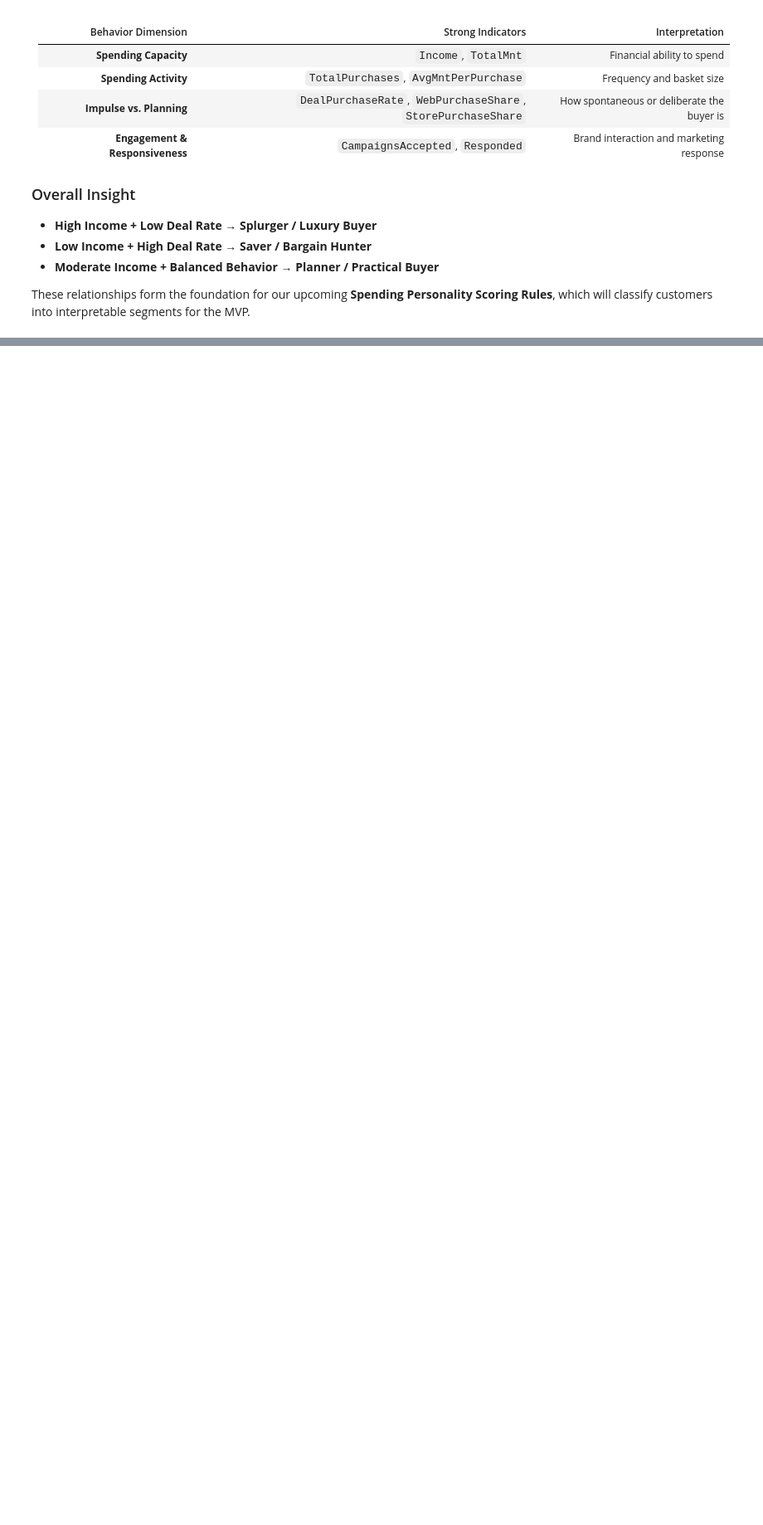
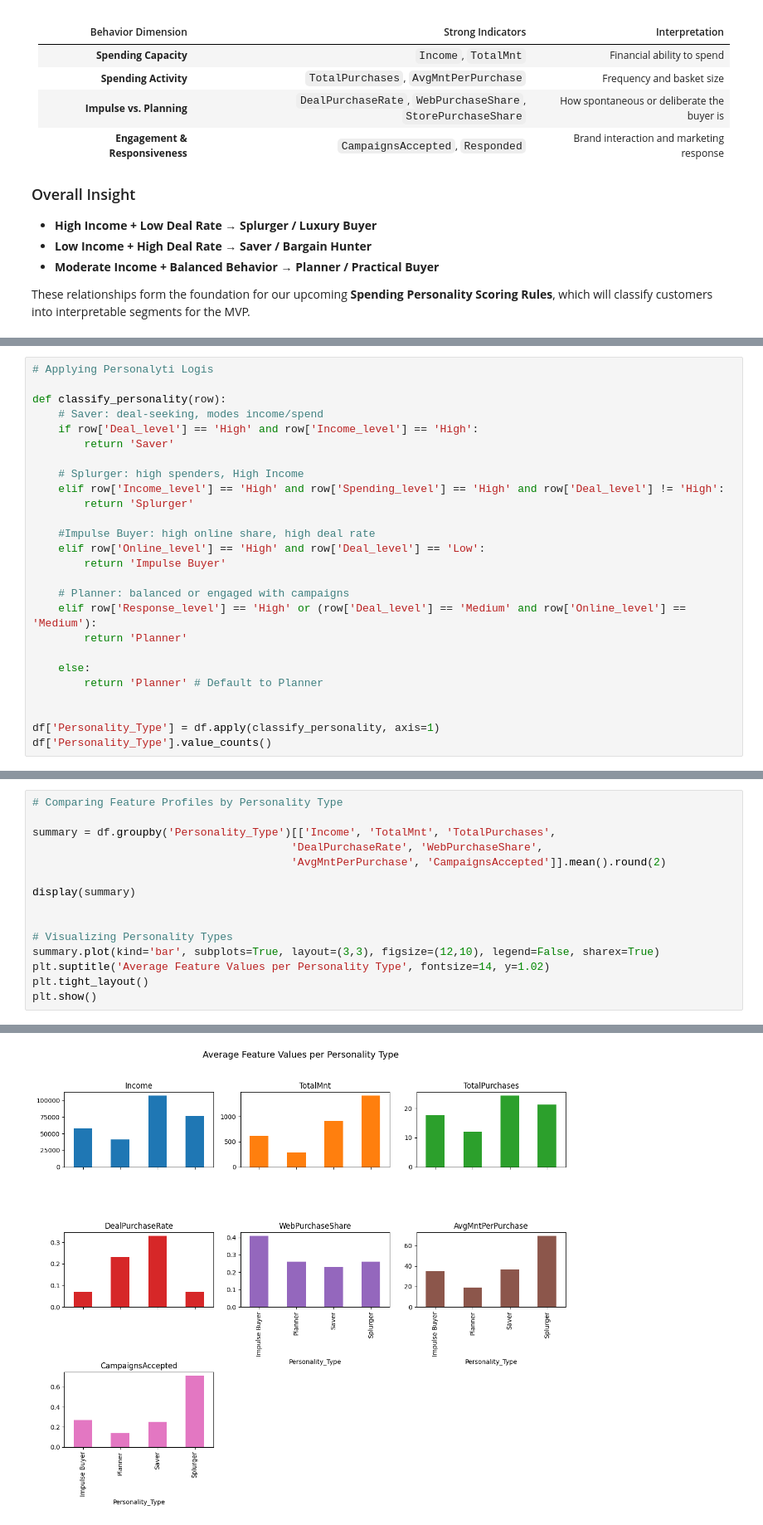
Before and after one commit to hamedtaeb/Smart-Budget-Planner, a Jupyter notebook: project.ipynb, the cells around one changed output, grey strips where cells are left out. Shown at 83% size. Drawn from its saved outputs; the diff is of its cells as text; blank space fills up the shorter version.

```diff
--- a/project.ipynb
+++ b/project.ipynb
@@ -502,0 +544,26 @@ These relationships form the foundation for our upcoming **Spending Personality
+# %%
+# Applying Personalyti Logis
+
+def classify_personality(row):
+    # Saver: deal-seeking, modes income/spend
+    if row['Deal_level'] == 'High' and row['Income_level'] == 'High':
+        return 'Saver'
+
+    # Splurger: high spenders, High Income
+    elif row['Income_level'] == 'High' and row['Spending_level'] == 'High' and row['Deal_level'] != 'High':
+        return 'Splurger'
+
+    #Impulse Buyer: high online share, high deal rate
+    elif row['Online_level'] == 'High' and row['Deal_level'] == 'Low':
+        return 'Impulse Buyer'
+
+    # Planner: balanced or engaged with campaigns
+    elif row['Response_level'] == 'High' or (row['Deal_level'] == 'Medium' and row['Online_level'] == 'Medium'):
+        return 'Planner'
+
+    else:
+        return 'Planner' # Default to Planner
+
+
+df['Personality_Type'] = df.apply(classify_personality, axis=1)
+df['Personality_Type'].value_counts()
@@ -502,0 +577,16 @@ These relationships form the foundation for our upcoming **Spending Personality
+# %%
+# Comparing Feature Profiles by Personality Type
+
+summary = df.groupby('Personality_Type')[['Income', 'TotalMnt', 'TotalPurchases',
+                                        'DealPurchaseRate', 'WebPurchaseShare',
+                                        'AvgMntPerPurchase', 'CampaignsAccepted']].mean().round(2)
+
+display(summary)
+
+
+# Visualizing Personality Types
+summary.plot(kind='bar', subplots=True, layout=(3,3), figsize=(12,10), legend=False, sharex=True)
+plt.suptitle('Average Feature Values per Personality Type', fontsize=14, y=1.02)
+plt.tight_layout()
+plt.show()
+# %% [output]
@@ -502,0 +599 @@ These relationships form the foundation for our upcoming **Spending Personality
+[figure, added]
```
Also changed, not shown: parts of 4 cells of this notebook.
